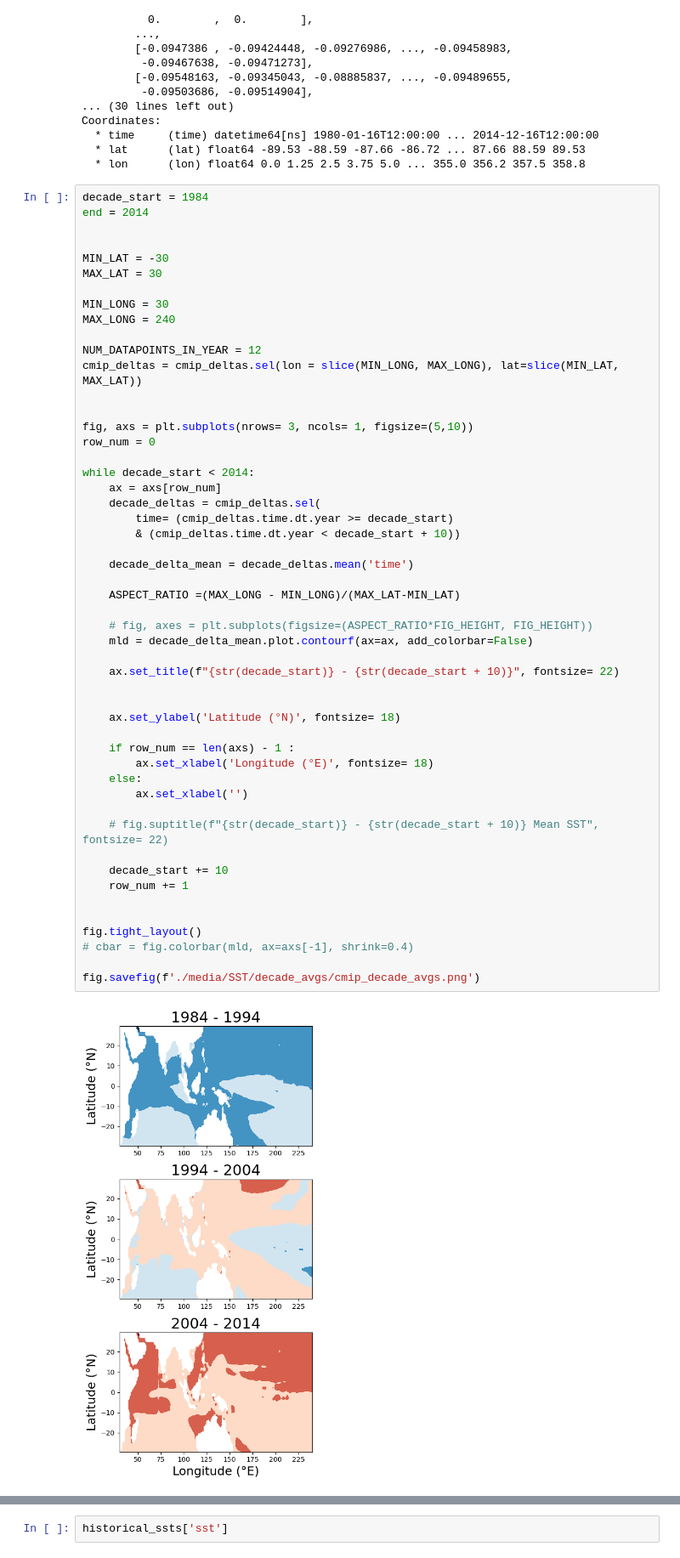
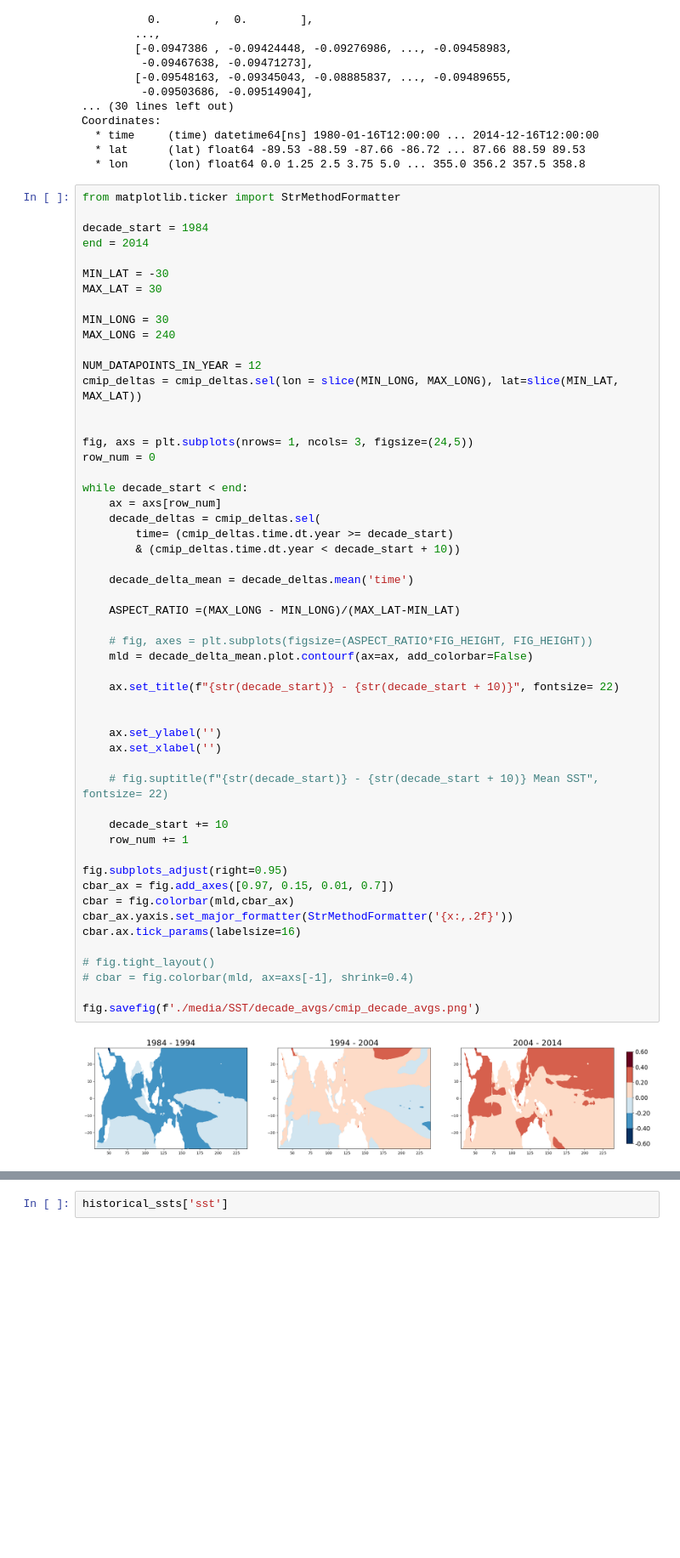
Before and after one commit to sydney-machine-learning/cyclonecategory_GCMs, a Jupyter notebook: Climate Project/albert/notebooks/CMIP.ipynb, the cells around one changed output, grey strips where cells are left out. Shown at 85% size. Drawn from its saved outputs; the diff is of its cells as text; blank space fills up the shorter version.

```diff
--- a/Climate Project/albert/notebooks/CMIP.ipynb
+++ b/Climate Project/albert/notebooks/CMIP.ipynb
@@ -96,9 +139,10 @@ Coordinates:
   * lat      (lat) float64 -89.53 -88.59 -87.66 -86.72 ... 87.66 88.59 89.53
   * lon      (lon) float64 0.0 1.25 2.5 3.75 5.0 ... 355.0 356.2 357.5 358.8
 # %%
+from matplotlib.ticker import StrMethodFormatter
+
 decade_start = 1984
 end = 2014
-
 
 MIN_LAT = -30
 MAX_LAT = 30
@@ -110,41 +154,42 @@ NUM_DATAPOINTS_IN_YEAR = 12
 cmip_deltas = cmip_deltas.sel(lon = slice(MIN_LONG, MAX_LONG), lat=slice(MIN_LAT, MAX_LAT))
 
 
-fig, axs = plt.subplots(nrows= 3, ncols= 1, figsize=(5,10))
+fig, axs = plt.subplots(nrows= 1, ncols= 3, figsize=(24,5))
 row_num = 0
 
-while decade_start < 2014:
+while decade_start < end:
     ax = axs[row_num]
     decade_deltas = cmip_deltas.sel(
         time= (cmip_deltas.time.dt.year >= decade_start)
         & (cmip_deltas.time.dt.year < decade_start + 10))
 
     decade_delta_mean = decade_deltas.mean('time')
 
     ASPECT_RATIO =(MAX_LONG - MIN_LONG)/(MAX_LAT-MIN_LAT)
 
     # fig, axes = plt.subplots(figsize=(ASPECT_RATIO*FIG_HEIGHT, FIG_HEIGHT))
     mld = decade_delta_mean.plot.contourf(ax=ax, add_colorbar=False)
 
     ax.set_title(f"{str(decade_start)} - {str(decade_start + 10)}", fontsize= 22)
 
 
-    ax.set_ylabel('Latitude (°N)', fontsize= 18)
-
-    if row_num == len(axs) - 1 :
-        ax.set_xlabel('Longitude (°E)', fontsize= 18)
-    else:
-        ax.set_xlabel('')
+    ax.set_ylabel('')
+    ax.set_xlabel('')
 
     # fig.suptitle(f"{str(decade_start)} - {str(decade_start + 10)} Mean SST", fontsize= 22)
 
     decade_start += 10
     row_num += 1
 
+fig.subplots_adjust(right=0.95)
+cbar_ax = fig.add_axes([0.97, 0.15, 0.01, 0.7])
+cbar = fig.colorbar(mld,cbar_ax)
+cbar_ax.yaxis.set_major_formatter(StrMethodFormatter('{x:,.2f}'))
+cbar.ax.tick_params(labelsize=16)
 
-fig.tight_layout()
+# fig.tight_layout()
 # cbar = fig.colorbar(mld, ax=axs[-1], shrink=0.4)
 
 fig.savefig(f'./media/SST/decade_avgs/cmip_decade_avgs.png')
 # %% [output]
-[figure, old version]
+[figure, new version]
```
Also changed, not shown: parts of 9 cells of this notebook, 13 other files.
